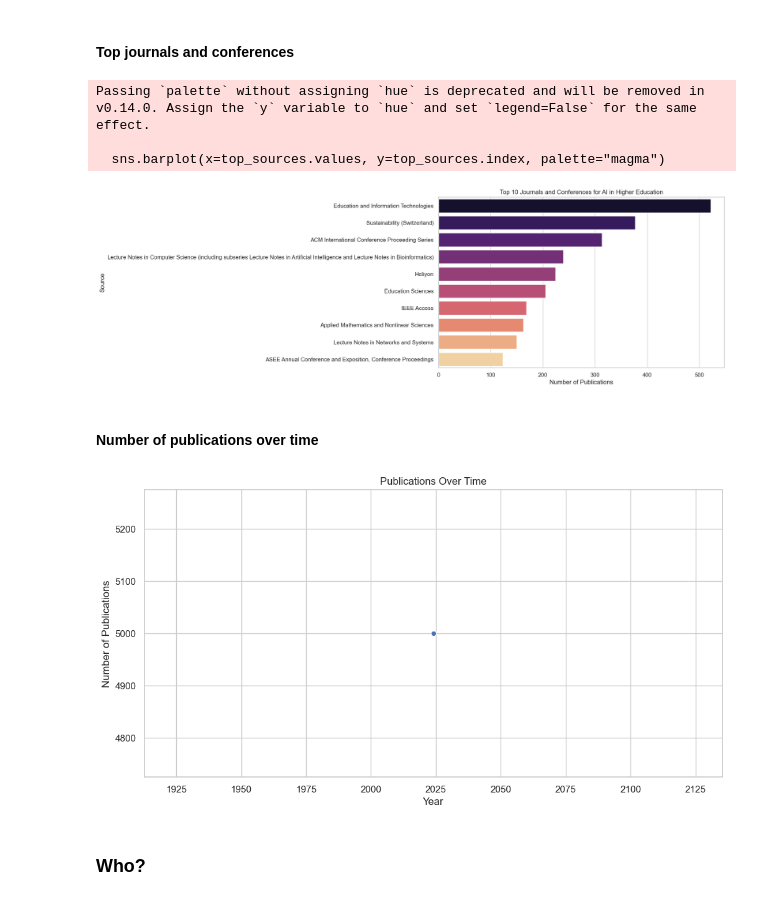
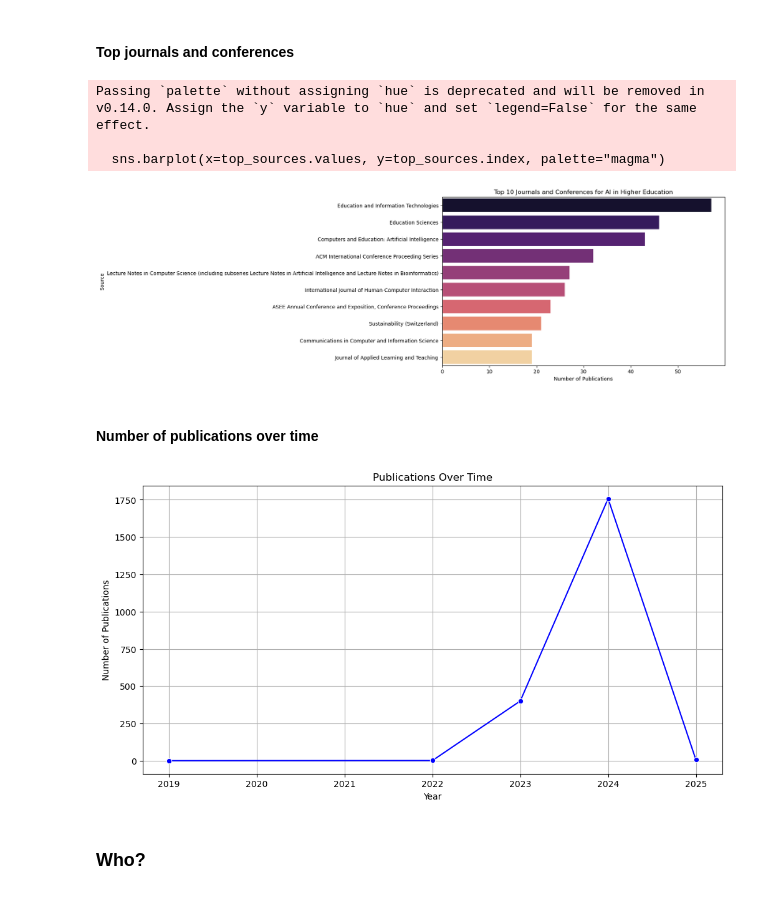
Before and after one commit to RafaelSGil/Edu-AI, a Jupyter notebook: notebook/EduAI.ipynb, the cells around one changed output. Saved outputs shown, nothing was run; the diff lists cells and outputs as text; code cells hidden in the pictures.

```diff
--- a/notebook/EduAI.ipynb
+++ b/notebook/EduAI.ipynb
@@ -71,7 +71,7 @@ This will take some time due to the high amount of articles retrieved. This will
 API_DATA = None
 
 # query to send to SCOPUS API
-user_query = '"impact" AND "high* education" AND "artificial intelligence" AND PUBYEAR < 2025'
+user_query = '"impact" AND "high* education" AND ( "generative artificial intelligence" OR "GenAI" )'
 
 def fetch_all_articles():
     articles = []
@@ -245,24 +252,24 @@ plot_relevant_sources(CSV_DATA if CSV_DATA is not None else API_DATA, 0 if CSV_D
 Passing `palette` without assigning `hue` is deprecated and will be removed in v0.14.0. Assign the `y` variable to `hue` and set `legend=False` for the same effect.
 
   sns.barplot(x=top_sources.values, y=top_sources.index, palette="magma")
-[figure, old version]
+[figure, new version]
 # %% [markdown]
 #### Number of publications over time
 # %%
 def plot_publication_distribution(df):
     publications_per_year = df['Year'].value_counts().sort_index()
 
     plt.figure(figsize=(12, 6))
     sns.lineplot(x=publications_per_year.index, y=publications_per_year.values, marker="o", color="b")
     plt.title("Publications Over Time")
     plt.xlabel("Year")
     plt.ylabel("Number of Publications")
     plt.grid(True)
     plt.show()
 
-plot_publication_distribution(CSV_DATA if CSV_DATA is not None else API_DATA, 0 if CSV_DATA is not None else 1)
+plot_publication_distribution(CSV_DATA if CSV_DATA is not None else API_DATA)
 # %% [output]
-[figure, old version]
+[figure, new version]
 # %% [markdown]
 ### Who?
 # %% [markdown]
```
Also changed, not shown: parts of 12 cells of this notebook.
